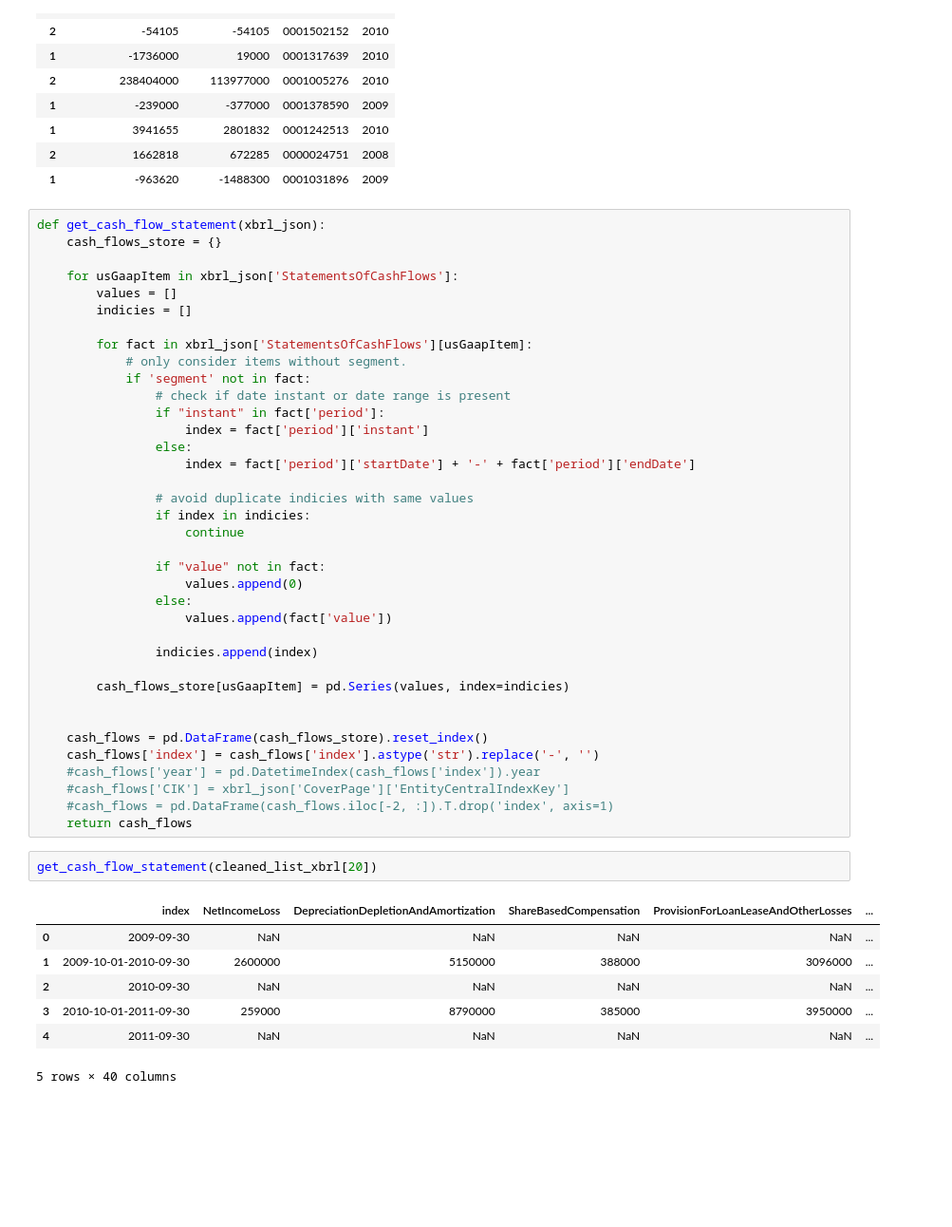
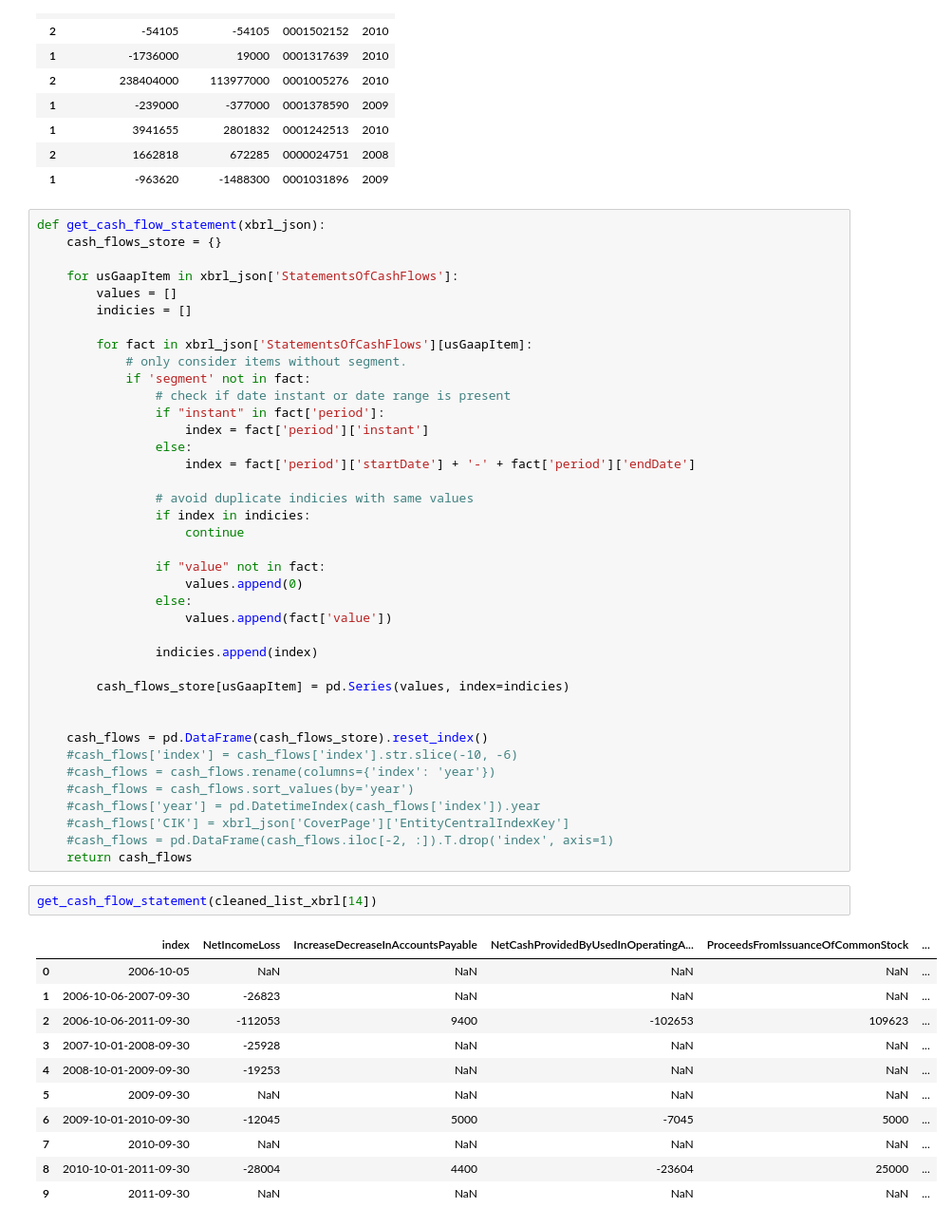
Before and after one commit to zpollats/LongTermStockPerformancePrediction, a Jupyter notebook: working_notebook.ipynb, the cells around one changed output. Shown at 95% size. Cells and saved outputs as stored; diff of their text form; blank space fills up the shorter version.

```diff
--- a/working_notebook.ipynb
+++ b/working_notebook.ipynb
@@ -783,18 +826,24 @@ def get_cash_flow_statement(xbrl_json):
 
 
     cash_flows = pd.DataFrame(cash_flows_store).reset_index()
-    cash_flows['index'] = cash_flows['index'].astype('str').replace('-', '')
+    #cash_flows['index'] = cash_flows['index'].str.slice(-10, -6)
+    #cash_flows = cash_flows.rename(columns={'index': 'year'})
+    #cash_flows = cash_flows.sort_values(by='year')
     #cash_flows['year'] = pd.DatetimeIndex(cash_flows['index']).year
     #cash_flows['CIK'] = xbrl_json['CoverPage']['EntityCentralIndexKey']
     #cash_flows = pd.DataFrame(cash_flows.iloc[-2, :]).T.drop('index', axis=1)
     return cash_flows
 # %%
-get_cash_flow_statement(cleaned_list_xbrl[20])
+get_cash_flow_statement(cleaned_list_xbrl[14])
 # %% [output]
-|  | index | NetIncomeLoss | DepreciationDepletionAndAmortization | ShareBasedCompensation | ProvisionForLoanLeaseAndOtherLosses | ... |
-| 0 | 2009-09-30 | NaN | NaN | NaN | NaN | ... |
-| 1 | 2009-10-01-2010-09-30 | 2600000 | 5150000 | 388000 | 3096000 | ... |
-| 2 | 2010-09-30 | NaN | NaN | NaN | NaN | ... |
-| 3 | 2010-10-01-2011-09-30 | 259000 | 8790000 | 385000 | 3950000 | ... |
-| 4 | 2011-09-30 | NaN | NaN | NaN | NaN | ... |
+|  | index | NetIncomeLoss | IncreaseDecreaseInAccountsPayable | NetCashProvidedByUsedInOperatingA... | ProceedsFromIssuanceOfCommonStock | ... |
+| 0 | 2006-10-05 | NaN | NaN | NaN | NaN | ... |
+| 1 | 2006-10-06-2007-09-30 | -26823 | NaN | NaN | NaN | ... |
+| 2 | 2006-10-06-2011-09-30 | -112053 | 9400 | -102653 | 109623 | ... |
+| 3 | 2007-10-01-2008-09-30 | -25928 | NaN | NaN | NaN | ... |
+| 4 | 2008-10-01-2009-09-30 | -19253 | NaN | NaN | NaN | ... |
+| 5 | 2009-09-30 | NaN | NaN | NaN | NaN | ... |
+| 6 | 2009-10-01-2010-09-30 | -12045 | 5000 | -7045 | 5000 | ... |
+| 7 | 2010-09-30 | NaN | NaN | NaN | NaN | ... |
+| 8 | 2010-10-01-2011-09-30 | -28004 | 4400 | -23604 | 25000 | ... |
+| 9 | 2011-09-30 | NaN | NaN | NaN | NaN | ... |
-5 rows × 40 columns
```
Also changed, not shown: parts of 8 cells of this notebook.
